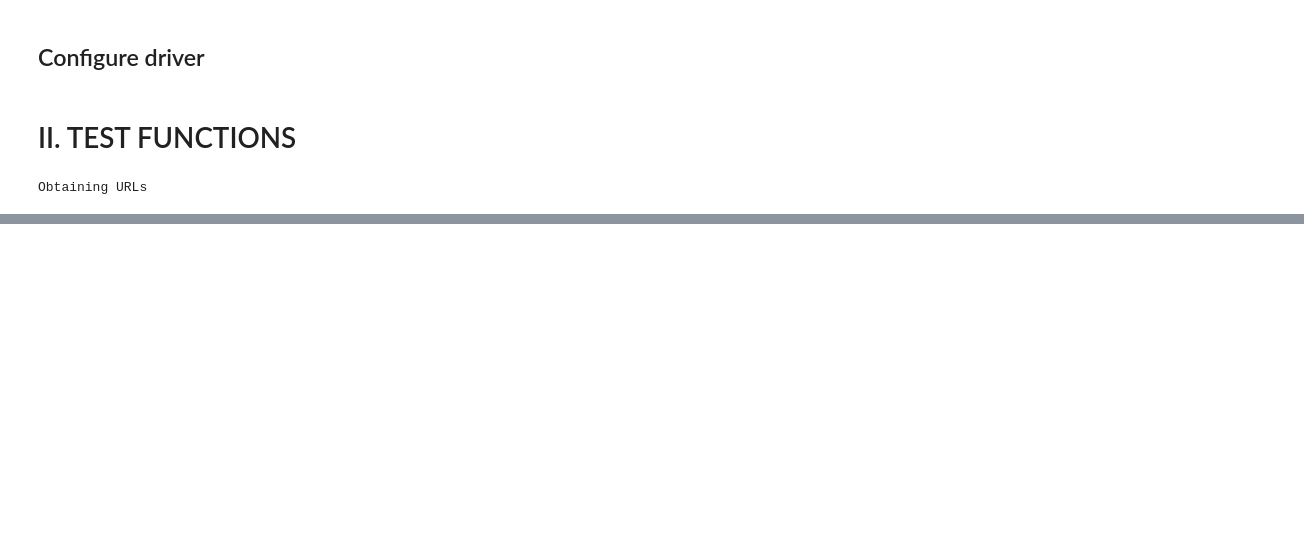
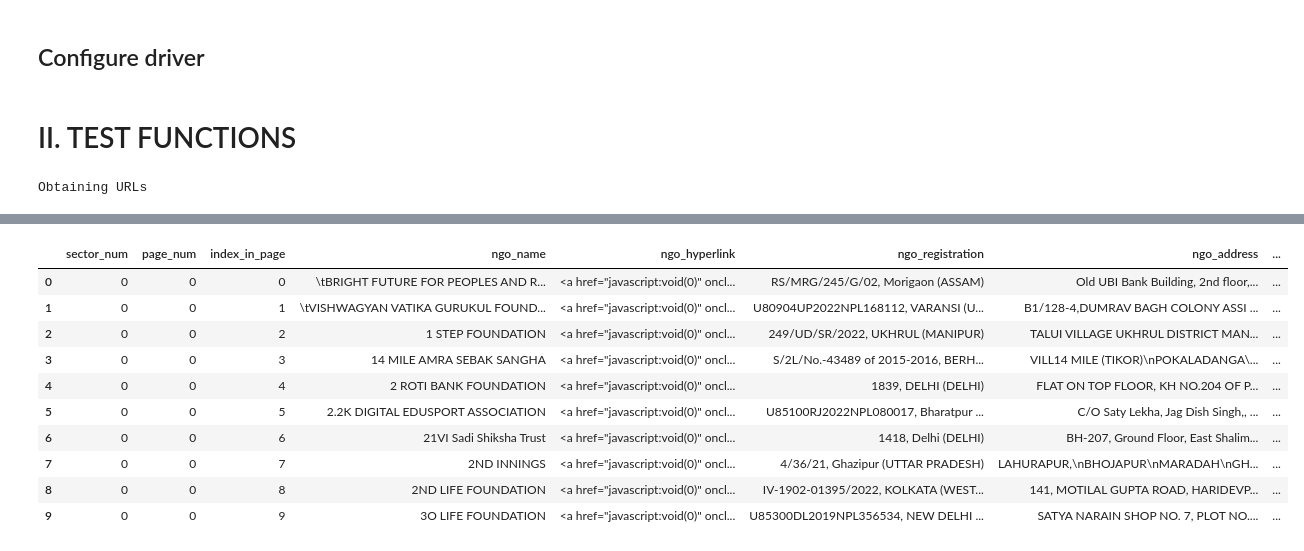
Before and after one commit to jspgr33n/QTM-Research, a Jupyter notebook: QTM 499R/3_get_policymaker_list/python_india_scraping/main_scraping_india.ipynb, the cells around one changed output, grey strips where cells are left out. Drawn from its saved outputs; the diff is of its cells as text; code cells hidden in the pictures; blank space fills up the shorter version.

```diff
--- a/QTM 499R/3_get_policymaker_list/python_india_scraping/main_scraping_india.ipynb
+++ b/QTM 499R/3_get_policymaker_list/python_india_scraping/main_scraping_india.ipynb
@@ -95,6 +57,0 @@ base_url = 'https://ngodarpan.gov.in/index.php/home/sectorwise'
-# %%
-# Starting from the beginnning
-
-options = Options()
-options.headless = True # True hides the navigating of the browser by the scraper, False shows you the tab/window opening and stuff getting clicked
-driver = webdriver.Chrome(options=options)
@@ -126,0 +58,4 @@ TypeError: get_num_of_pages_for_sector() missing 1 required positional argument:
+# %%
+# Testing front page scrape function (changed per_page count to 20 instead of 100, but only 10 show up)
+
+df_front = scrape_list_singleplage(0, 0, driver)
@@ -126,0 +79,14 @@ TypeError: get_num_of_pages_for_sector() missing 1 required positional argument:
+# %%
+df_front
+# %% [output]
+|  | sector_num | page_num | index_in_page | ngo_name | ngo_hyperlink | ngo_registration | ngo_address | ... |
+| 0 | 0 | 0 | 0 | \tBRIGHT FUTURE FOR PEOPLES AND R... | <a href="javascript:void(0)" oncl... | RS/MRG/245/G/02, Morigaon (ASSAM) | Old UBI Bank Building, 2nd floor,... | ... |
+| 1 | 0 | 0 | 1 | \tVISHWAGYAN VATIKA GURUKUL FOUND... | <a href="javascript:void(0)" oncl... | U80904UP2022NPL168112, VARANSI (U... | B1/128-4,DUMRAV BAGH COLONY ASSI ... | ... |
+| 2 | 0 | 0 | 2 | 1 STEP FOUNDATION | <a href="javascript:void(0)" oncl... | 249/UD/SR/2022, UKHRUL (MANIPUR) | TALUI VILLAGE UKHRUL DISTRICT MAN... | ... |
+| 3 | 0 | 0 | 3 | 14 MILE AMRA SEBAK SANGHA | <a href="javascript:void(0)" oncl... | S/2L/No.-43489 of 2015-2016, BERH... | VILL14 MILE (TIKOR)\nPOKALADANGA\... | ... |
+| 4 | 0 | 0 | 4 | 2 ROTI BANK FOUNDATION | <a href="javascript:void(0)" oncl... | 1839, DELHI (DELHI) | FLAT ON TOP FLOOR, KH NO.204 OF P... | ... |
+| 5 | 0 | 0 | 5 | 2.2K DIGITAL EDUSPORT ASSOCIATION | <a href="javascript:void(0)" oncl... | U85100RJ2022NPL080017, Bharatpur ... | C/O Saty Lekha, Jag Dish Singh,, ... | ... |
+| 6 | 0 | 0 | 6 | 21VI Sadi Shiksha Trust | <a href="javascript:void(0)" oncl... | 1418, Delhi (DELHI) | BH-207, Ground Floor, East Shalim... | ... |
+| 7 | 0 | 0 | 7 | 2ND INNINGS | <a href="javascript:void(0)" oncl... | 4/36/21, Ghazipur (UTTAR PRADESH) | LAHURAPUR,\nBHOJAPUR\nMARADAH\nGH... | ... |
+| 8 | 0 | 0 | 8 | 2ND LIFE FOUNDATION | <a href="javascript:void(0)" oncl... | IV-1902-01395/2022, KOLKATA (WEST... | 141, MOTILAL GUPTA ROAD, HARIDEVP... | ... |
+| 9 | 0 | 0 | 9 | 3O LIFE FOUNDATION | <a href="javascript:void(0)" oncl... | U85300DL2019NPL356534, NEW DELHI ... | SATYA NARAIN SHOP NO. 7, PLOT NO.... | ... |
```
Also changed, not shown: parts of 15 cells of this notebook, 1 other file.
